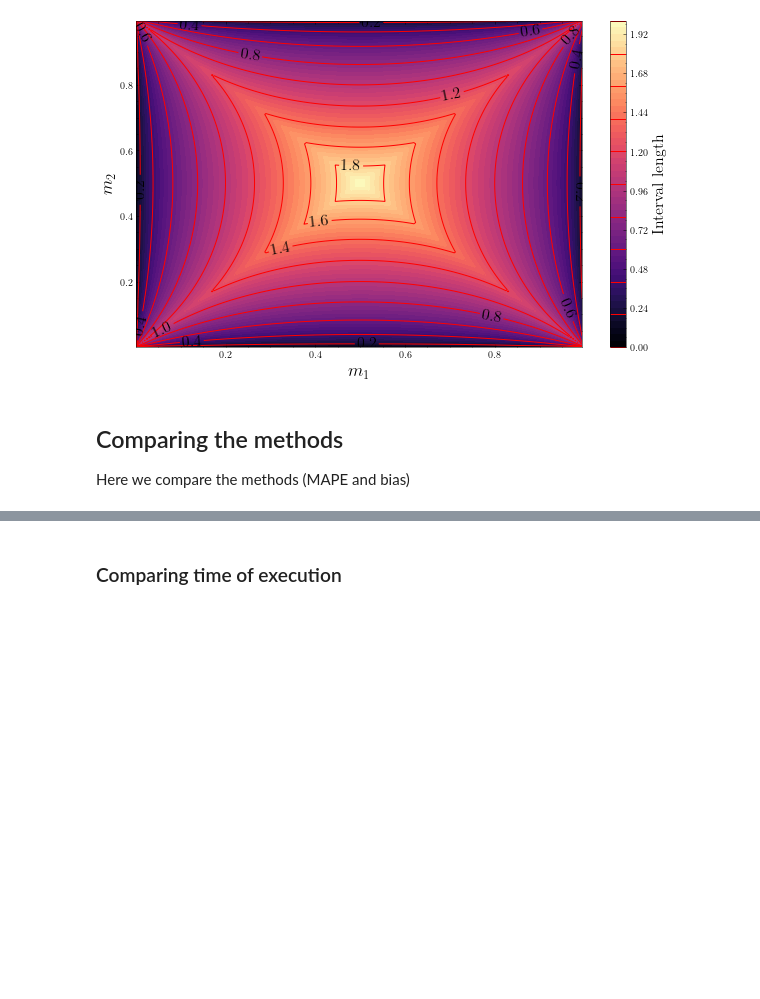
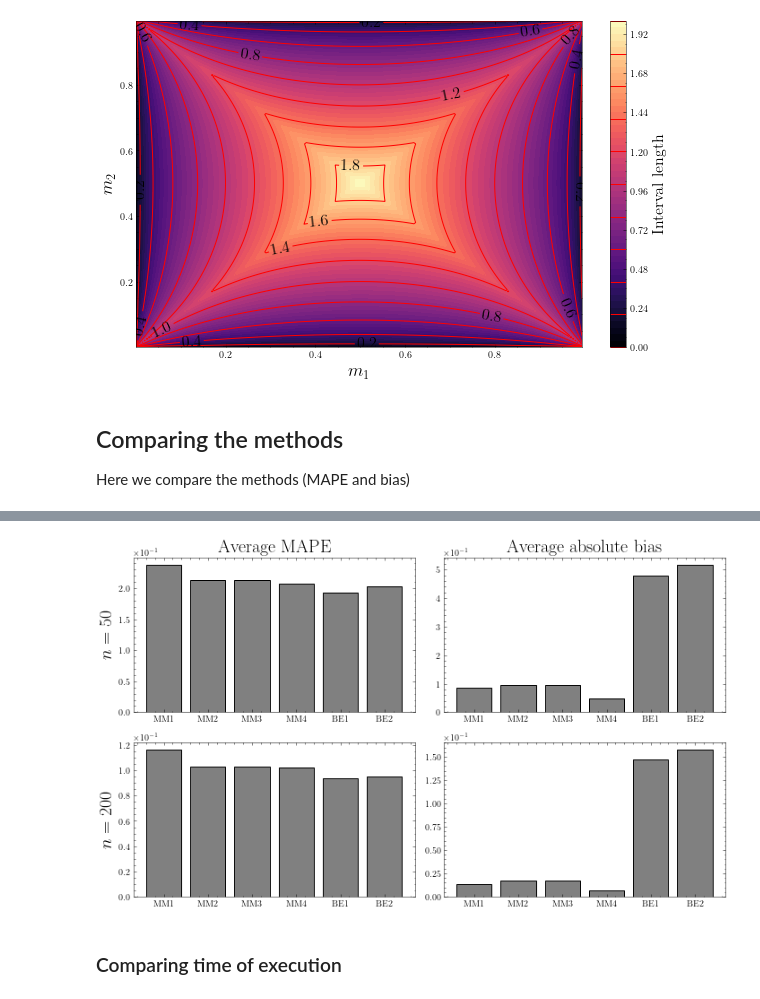
Before and after one commit to lucasmoschen/bivariate-beta, a Jupyter notebook: notebooks/images_paper.ipynb, the cells around one changed output, grey strips where cells are left out. Drawn from its saved outputs; the diff is of its cells as text; code cells hidden in the pictures; blank space fills up the shorter version.

```diff
--- a/notebooks/images_paper.ipynb
+++ b/notebooks/images_paper.ipynb
@@ -207,3 +207,11 @@ comparing_methods(true_alpha=np.array([0.7, 0.9, 2.0, 1.5]),
+# %%
+comparing_methods(true_alpha=np.array([2, 7, 3, 1]),
+                  monte_carlo_size=1000,
+                  bootstrap_size=500,
+                  seed=378291,
+                  name='003')
+# %% [output]
+[figure, added]
 # %% [markdown]
 ### Comparing time of execution
 # %%
```
Also changed, not shown: parts of 4 cells of this notebook, 2 other files.
